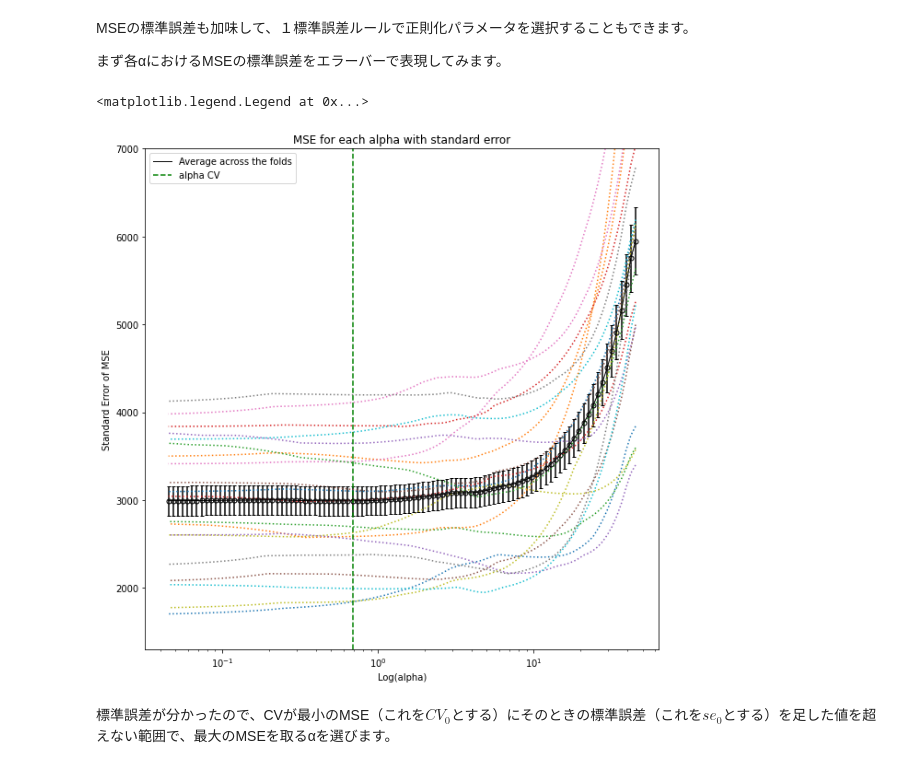
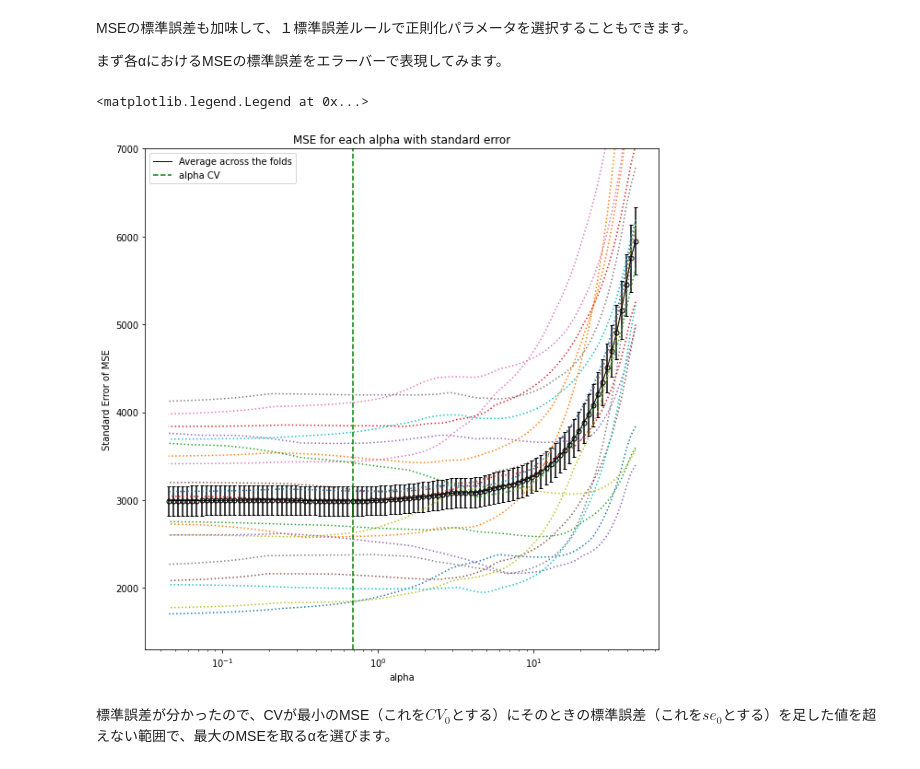
Before and after one commit to suzuki-nayuta/lasso_path_cv, a Jupyter notebook: lasso_solution_path_cv.ipynb, the cells around one changed output. Drawn from its saved outputs; the diff is of its cells as text; code cells hidden in the pictures.

```diff
--- a/lasso_solution_path_cv.ipynb
+++ b/lasso_solution_path_cv.ipynb
@@ -118,30 +118,30 @@ MSEの標準誤差も加味して、１標準誤差ルールで正則化パラ
 # %%
 # ここはオリジナル
 
 sem_err = [ sem(lasso.mse_path_[i,:]) for i in range(lasso.mse_path_.shape[0])]
 
 plt.figure(figsize=(10,10))
 plt.semilogx(lasso.alphas_, lasso.mse_path_, linestyle=":")
 plt.plot(
     lasso.alphas_,
     lasso.mse_path_.mean(axis=-1),
     color="black",
     label="Average across the folds",
     linewidth=1,
 )
 plt.errorbar(lasso.alphas_, lasso.mse_path_.mean(axis=-1), yerr = sem_err, capsize=2, fmt='o', ecolor='k', ms=5, mfc='None', mec='k')
 
 plt.axvline(lasso.alpha_, linestyle="--", color="green", label="alpha CV")
 
 plt.ylim([1300, 7000])
-plt.xlabel("Log(alpha)")
+plt.xlabel("alpha")
 plt.ylabel("Standard Error of MSE")
 plt.title("MSE for each alpha with standard error")
 
 plt.legend()
 # %% [output]
 <matplotlib.legend.Legend at 0x...>
-[figure, old version]
+[figure, new version]
 # %% [markdown]
 標準誤差が分かったので、CVが最小のMSE（これを$CV_0$とする）にそのときの標準誤差（これを$se_0$とする）を足した値を超えない範囲で、最大のMSEを取るαを選びます。
 # %%
```
Also changed, not shown: parts of 3 cells of this notebook.
